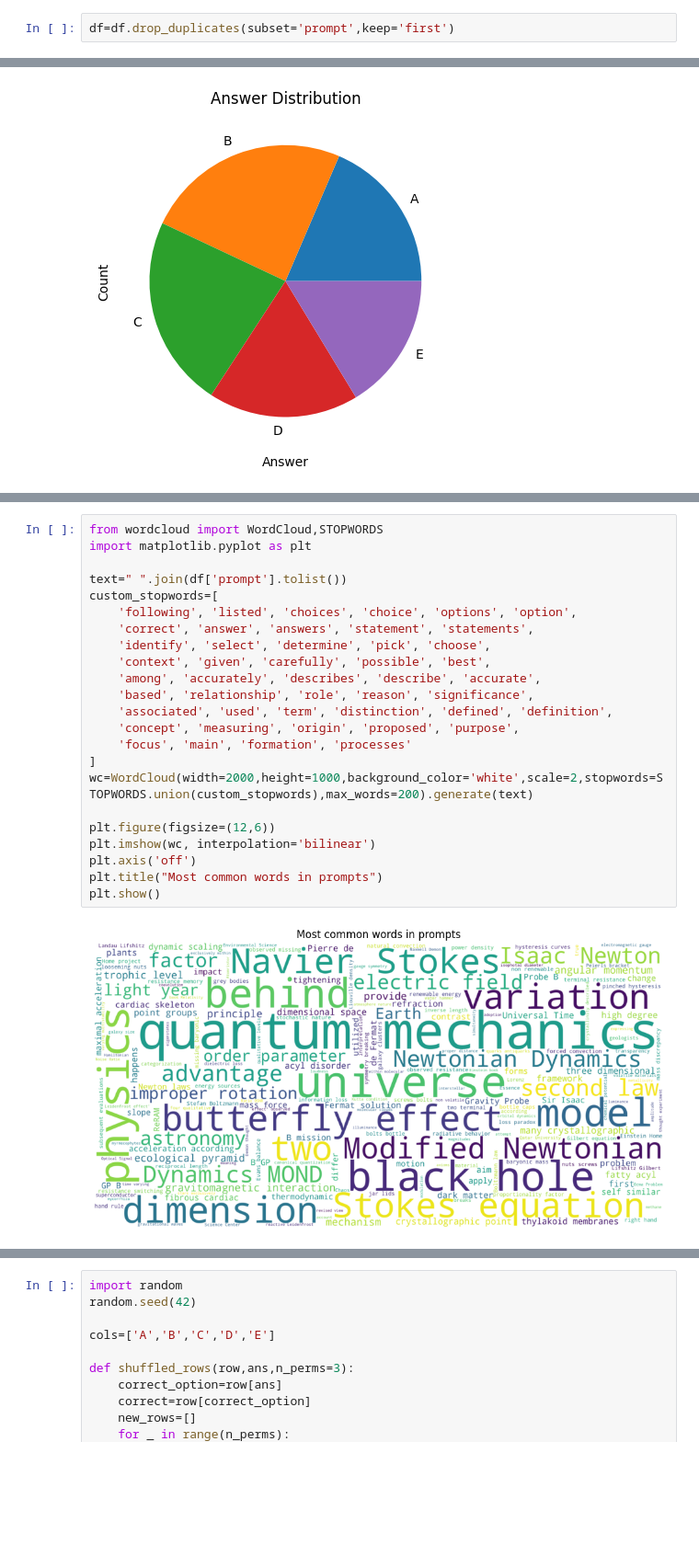
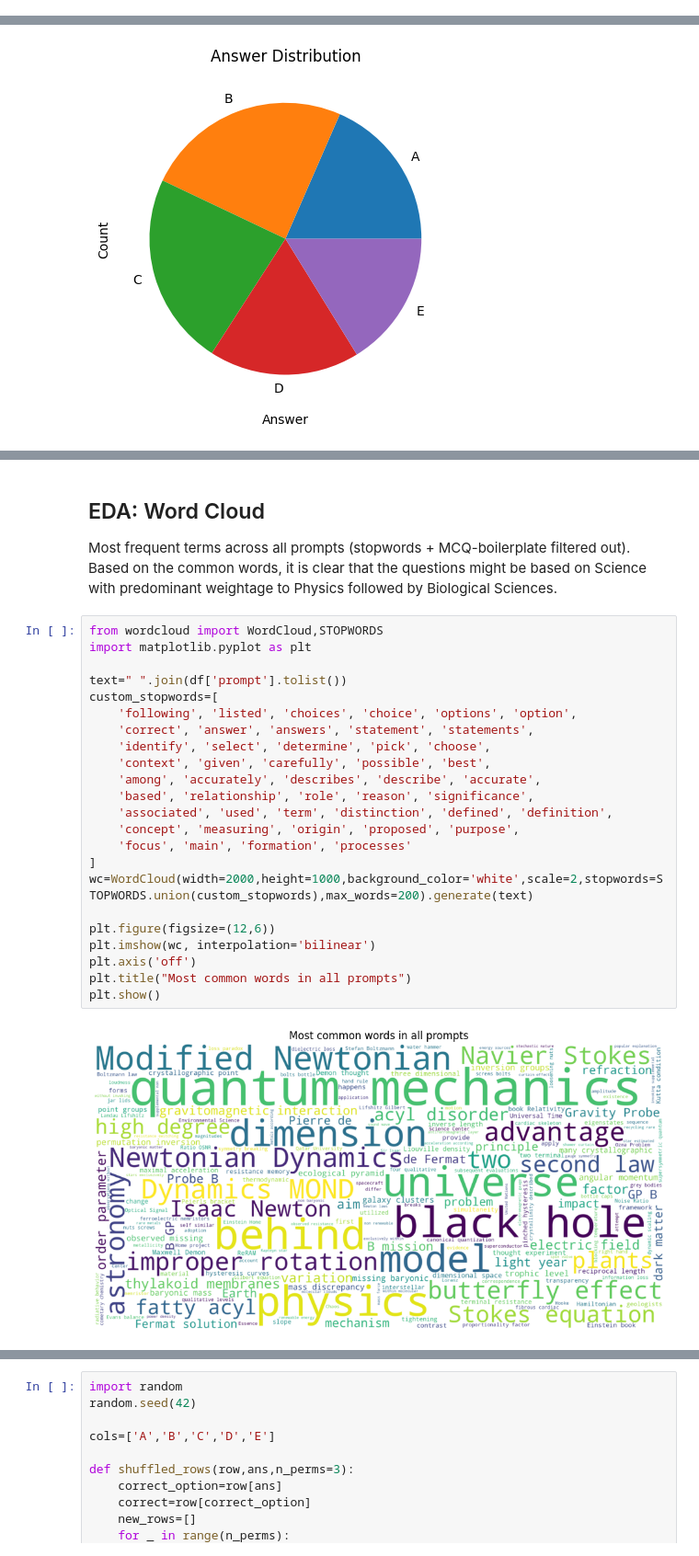
Before and after one commit to chay123-crypto/mcq-solver-transformers, a Jupyter notebook: DL-24f2002314-notebook-t22026.ipynb, the cells around one changed output, grey strips where cells are left out. Shown at 92% size. Cells and saved outputs as stored; diff of their text form; blank space fills up the shorter version.

```diff
--- a/DL-24f2002314-notebook-t22026.ipynb
+++ b/DL-24f2002314-notebook-t22026.ipynb
@@ -73,5 +67,3 @@ np.int64(183)
 df.duplicated(subset='prompt').sum()
 # %% [output]
 np.int64(242)
-# %%
-df=df.drop_duplicates(subset='prompt',keep='first')
@@ -121,25 +137,28 @@ plt.show()
+# %% [markdown]
+## EDA: Word Cloud
+Most frequent terms across all prompts (stopwords + MCQ-boilerplate filtered out). Based on the common words, it is clear that the questions might be based on Science with predominant weightage to Physics followed by Biological Sciences.
 # %%
 from wordcloud import WordCloud,STOPWORDS
 import matplotlib.pyplot as plt
 
 text=" ".join(df['prompt'].tolist())
 custom_stopwords=[
     'following', 'listed', 'choices', 'choice', 'options', 'option',
     'correct', 'answer', 'answers', 'statement', 'statements',
     'identify', 'select', 'determine', 'pick', 'choose',
     'context', 'given', 'carefully', 'possible', 'best',
     'among', 'accurately', 'describes', 'describe', 'accurate',
     'based', 'relationship', 'role', 'reason', 'significance',
     'associated', 'used', 'term', 'distinction', 'defined', 'definition',
     'concept', 'measuring', 'origin', 'proposed', 'purpose',
     'focus', 'main', 'formation', 'processes'
 ]
 wc=WordCloud(width=2000,height=1000,background_color='white',scale=2,stopwords=STOPWORDS.union(custom_stopwords),max_words=200).generate(text)
 
 plt.figure(figsize=(12,6))
 plt.imshow(wc, interpolation='bilinear')
 plt.axis('off')
-plt.title("Most common words in prompts")
+plt.title("Most common words in all prompts")
 plt.show()
 # %% [output]
-[figure, old version]
+[figure, new version]
```
Also changed, not shown: parts of 79 cells of this notebook.
